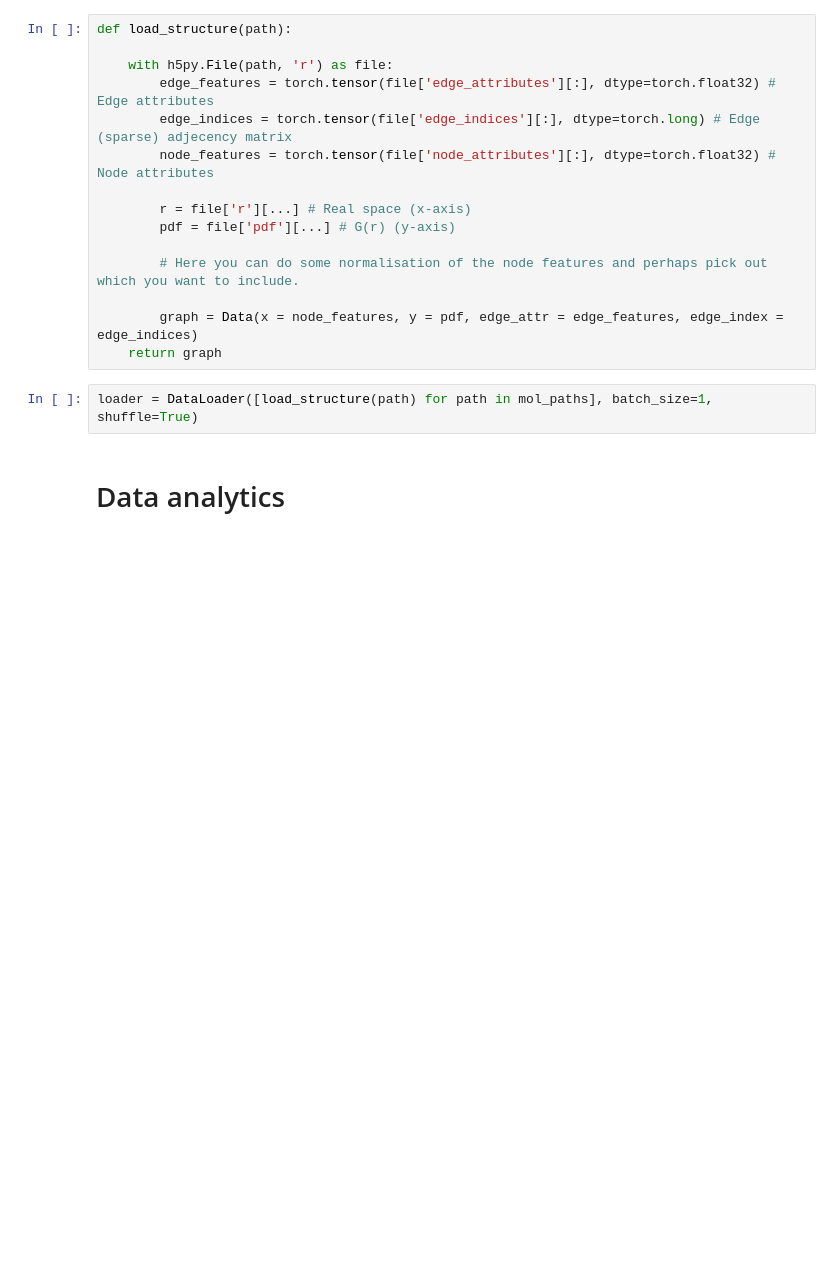
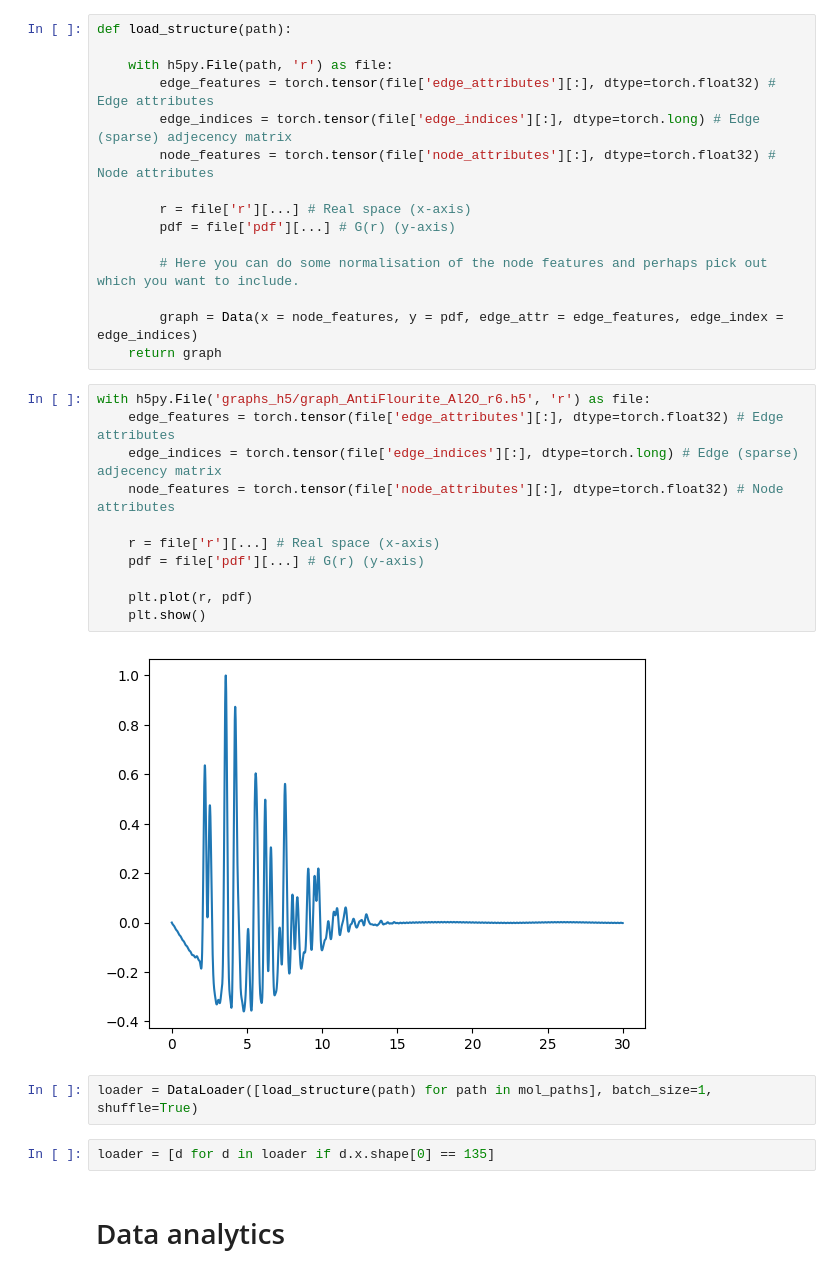
Before and after one commit to BaconBreaker/graph-diffusion-project, a Jupyter notebook: data_exploration.ipynb, the cells around one changed output. Saved outputs shown, nothing was run; the diff lists cells and outputs as text; blank space fills up the shorter version.

```diff
--- a/data_exploration.ipynb
+++ b/data_exploration.ipynb
@@ -34,8 +34,23 @@ def load_structure(path):
 
         graph = Data(x = node_features, y = pdf, edge_attr = edge_features, edge_index = edge_indices)
     return graph
+# %%
+with h5py.File('graphs_h5/graph_AntiFlourite_Al2O_r6.h5', 'r') as file:
+    edge_features = torch.tensor(file['edge_attributes'][:], dtype=torch.float32) # Edge attributes
+    edge_indices = torch.tensor(file['edge_indices'][:], dtype=torch.long) # Edge (sparse) adjecency matrix
+    node_features = torch.tensor(file['node_attributes'][:], dtype=torch.float32) # Node attributes
+
+    r = file['r'][...] # Real space (x-axis)
+    pdf = file['pdf'][...] # G(r) (y-axis)
+
+    plt.plot(r, pdf)
+    plt.show()
+# %% [output]
+[figure, added]
 # %%
 loader = DataLoader([load_structure(path) for path in mol_paths], batch_size=1, shuffle=True)
+# %%
+loader = [d for d in loader if d.x.shape[0] == 135]
 # %% [markdown]
 # Data analytics
 # %%
```
Also changed, not shown: parts of 19 cells of this notebook, 1 other file.
